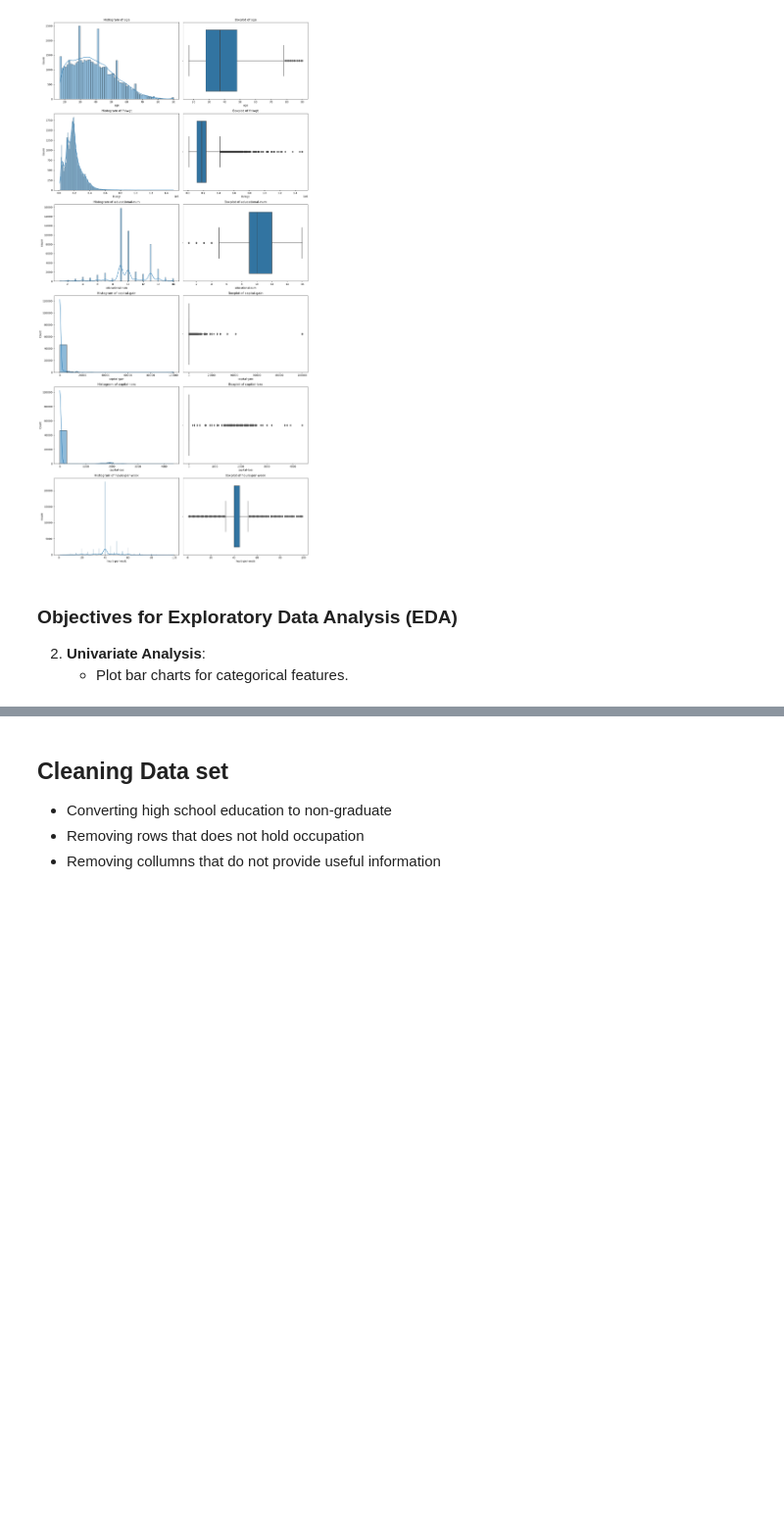
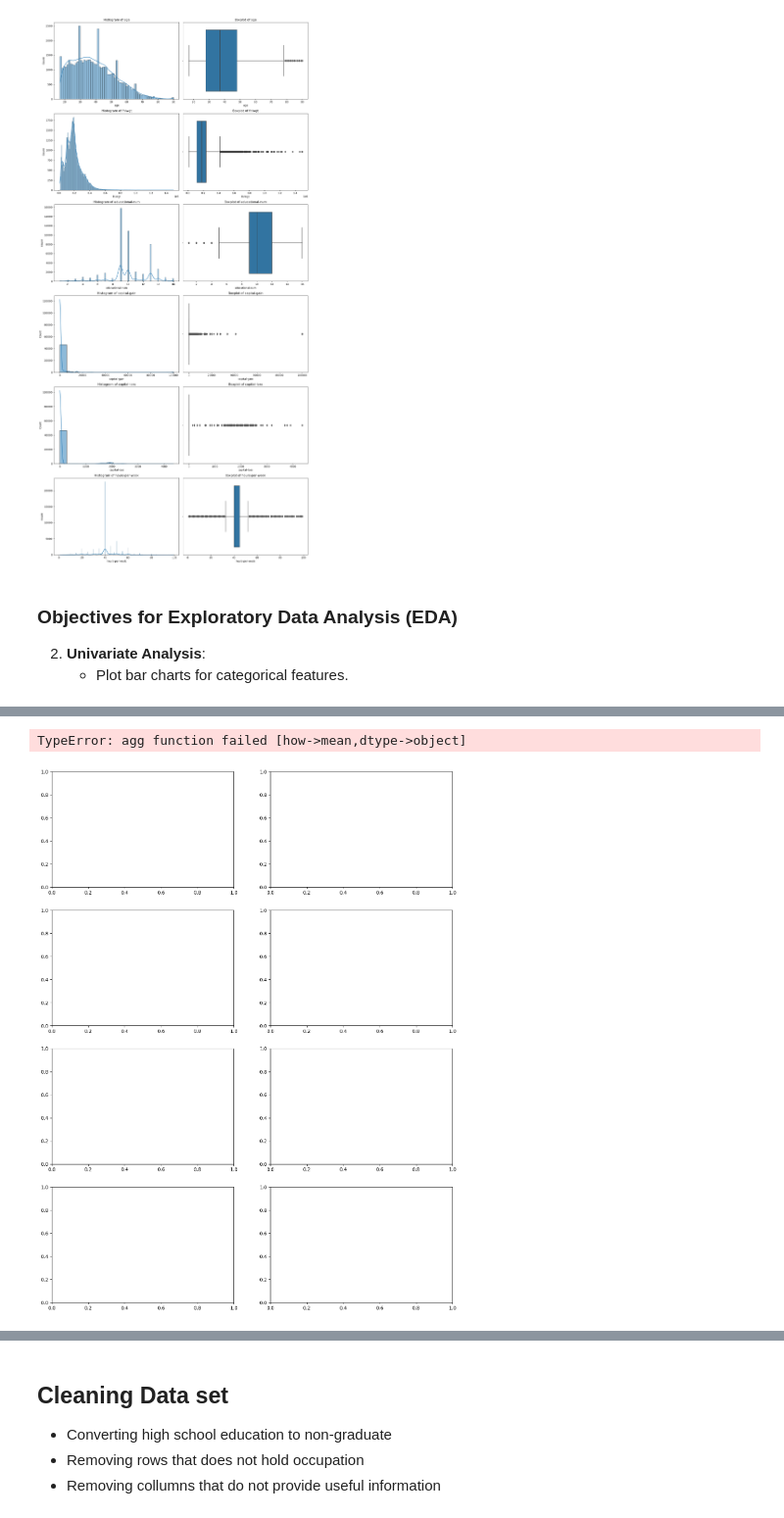
Before and after one commit to sahand-salmani/adult-income-dataset-EDA-classification, a Jupyter notebook: income_prediction.ipynb, the cells around one changed output, grey strips where cells are left out. Shown: that part at 98% size. Drawn from its saved outputs; the diff is of its cells as text; code cells hidden in the pictures; blank space fills up the shorter version.

```diff
--- a/income_prediction.ipynb
+++ b/income_prediction.ipynb
@@ -283,0 +323,17 @@ plt.show()
+# %%
+fig, axes = plt.subplots(nrows = (non_numeric_columns_names_len + 1) // 2, ncols=2, figsize=(15, 5 * non_numeric_columns_names_len // 2))
+axes = axes.flatten()
+
+for i, col_name in enumerate(non_numeric_columns_names):
+    agg_data = non_numeric_columns.groupby(by=['income', col_name]).size().reset_index()
+    agg_data_more_than_50 = agg_data[agg_data['income'] == '>50K'].drop(col_name=['income'])
+    agg_data_less_than_50 = agg_data[agg_data['income'] == '<=50K'].drop(col_name=['income'])
+    sns.barplot(data=agg_data_more_than_50, ax=axes[i])
+    sns.barplot(data=agg_data_less_than_50, ax=axes[i])
+    axes[i].set_title(f'Distribution of {col_name} on income')
+
+plt.tight_layout()
+plt.show()
+# %% [output]
+TypeError: agg function failed [how->mean,dtype->object]
+[figure, added]
```
Also changed, not shown: parts of 18 cells of this notebook.
